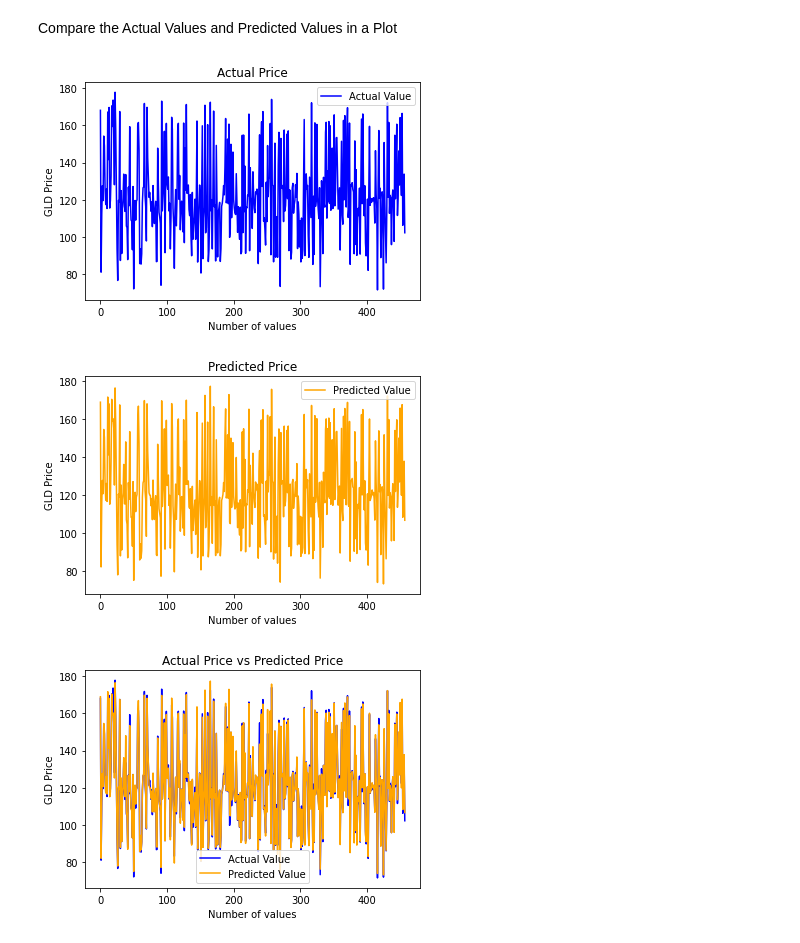
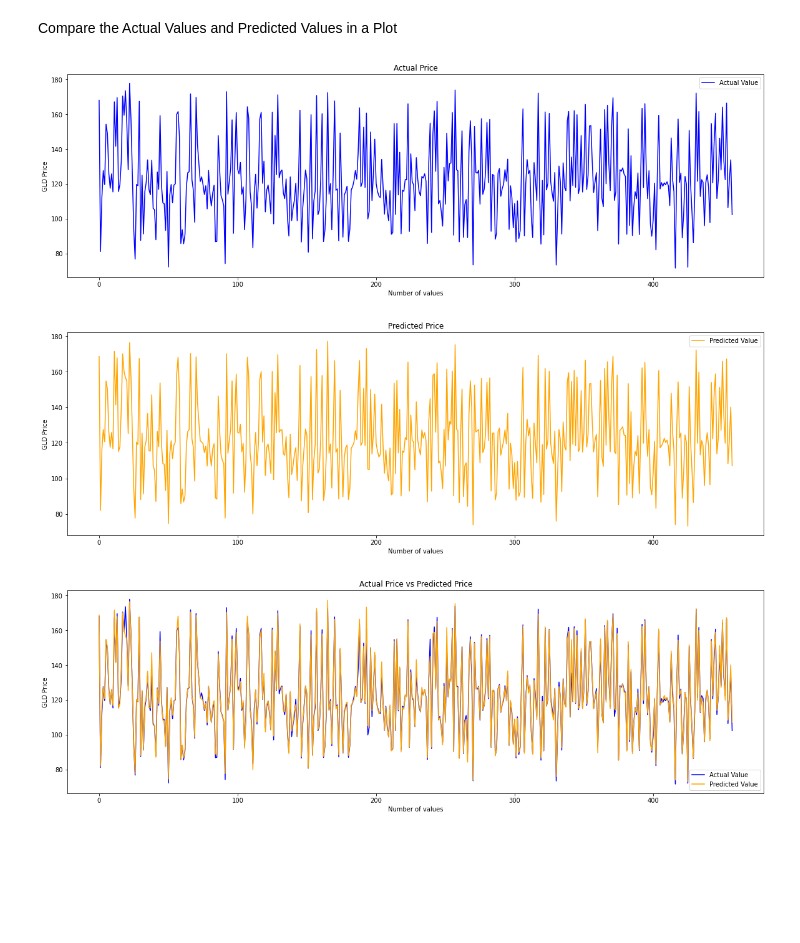
Before and after one commit to PranavShekhar30/Gold-Price-Prediction, a Jupyter notebook: Gold_Price_Prediction.ipynb, the cells around one changed output. Drawn from its saved outputs; the diff is of its cells as text; code cells hidden in the pictures; blank space fills up the shorter version.

```diff
--- a/Gold_Price_Prediction.ipynb
+++ b/Gold_Price_Prediction.ipynb
@@ -203,15 +205,17 @@ Compare the Actual Values and Predicted Values in a Plot
 # %%
 Y_test = list(Y_test)
 # %%
+plt.figure(figsize = (20,6))
 plt.plot(Y_test, color='blue', label = 'Actual Value')
 plt.title('Actual Price')
 plt.xlabel('Number of values')
 plt.ylabel('GLD Price')
 plt.legend()
 plt.show()
 # %% [output]
-[figure, old version]
+[figure, new version]
 # %%
+plt.figure(figsize = (20,6))
 plt.plot(test_data_prediction, color='orange', label='Predicted Value')
 plt.title('Predicted Price')
 plt.xlabel('Number of values')
@@ -219,8 +223,9 @@ plt.ylabel('GLD Price')
 plt.legend()
 plt.show()
 # %% [output]
-[figure, old version]
+[figure, new version]
 # %%
+plt.figure(figsize = (20,6))
 plt.plot(Y_test, color='blue', label = 'Actual Value')
 plt.plot(test_data_prediction, color='orange', label='Predicted Value')
 plt.title('Actual Price vs Predicted Price')
@@ -229,4 +234,4 @@ plt.ylabel('GLD Price')
 plt.legend()
 plt.show()
 # %% [output]
-[figure, old version]
+[figure, new version]
```
Also changed, not shown: parts of 3 cells of this notebook.
